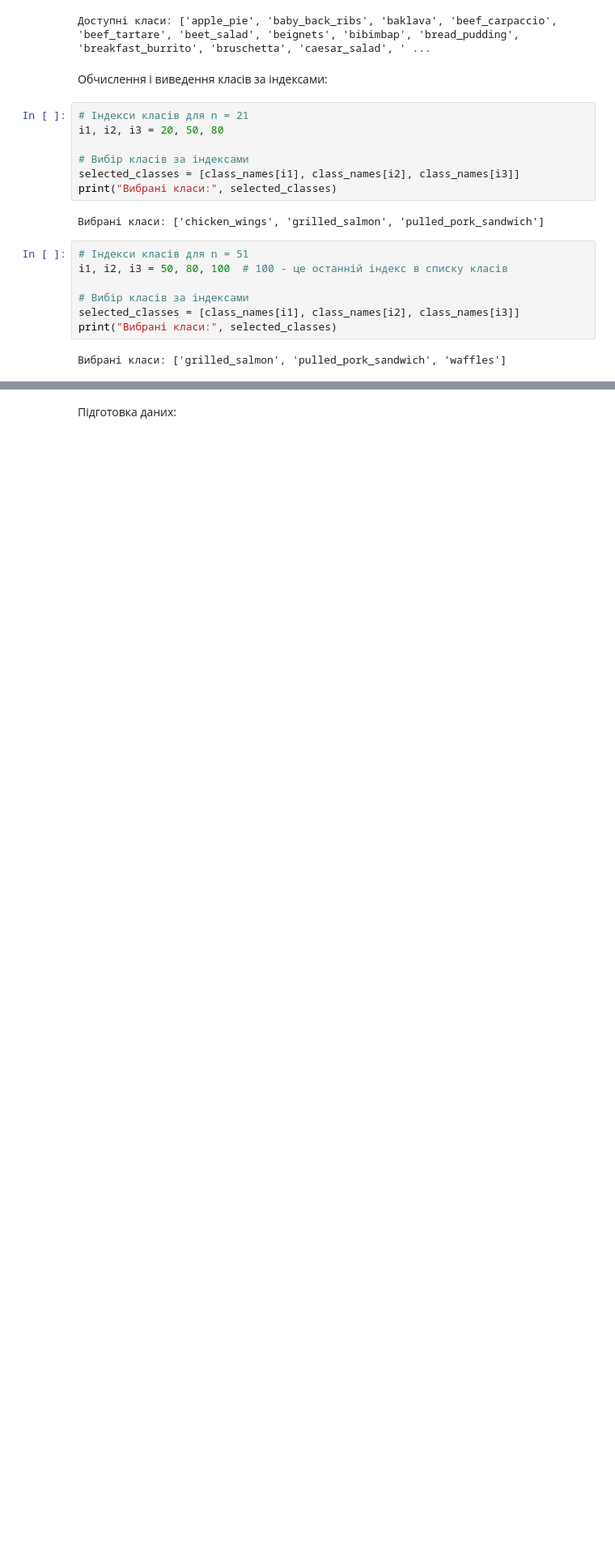
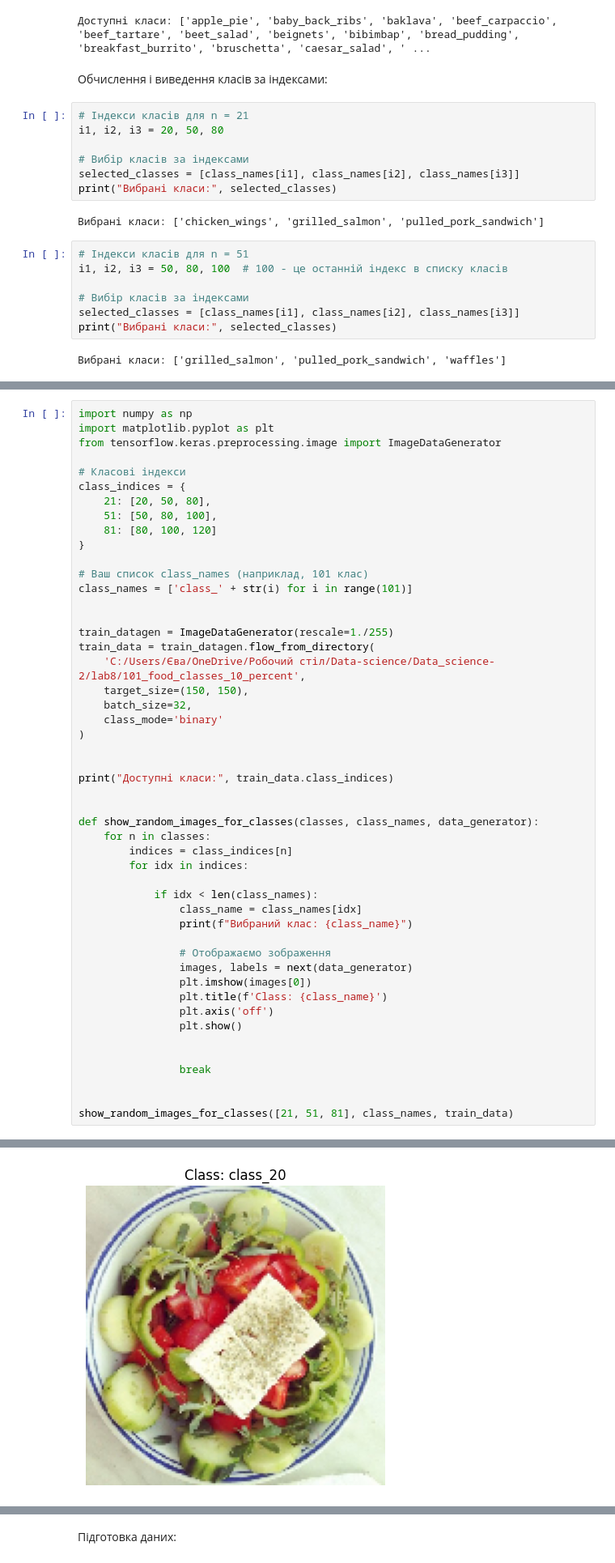
Before and after one commit to EvaCherkun/Data_science, a Jupyter notebook: lab8/lab8.ipynb, the cells around one changed output, grey strips where cells are left out. Shown: that part at 81% size. Cells and saved outputs as stored; diff of their text form; blank space fills up the shorter version.

```diff
--- a/lab8/lab8.ipynb
+++ b/lab8/lab8.ipynb
@@ -80,0 +65,50 @@ print("Вибрані класи:", selected_classes)
+# %%
+import numpy as np
+import matplotlib.pyplot as plt
+from tensorflow.keras.preprocessing.image import ImageDataGenerator
+
+# Класові індекси
+class_indices = {
+    21: [20, 50, 80],
+    51: [50, 80, 100],
+    81: [80, 100, 120]
+}
+
+# Ваш список class_names (наприклад, 101 клас)
+class_names = ['class_' + str(i) for i in range(101)]
+
+
+train_datagen = ImageDataGenerator(rescale=1./255)
+train_data = train_datagen.flow_from_directory(
+    'C:/Users/Єва/OneDrive/Робочий стіл/Data-science/Data_science-2/lab8/101_food_classes_10_percent',
+    target_size=(150, 150),
+    batch_size=32,
+    class_mode='binary'
+)
+
+
+print("Доступні класи:", train_data.class_indices)
+
+
+def show_random_images_for_classes(classes, class_names, data_generator):
+    for n in classes:
+        indices = class_indices[n]
+        for idx in indices:
+
+            if idx < len(class_names):
+                class_name = class_names[idx]
+                print(f"Вибраний клас: {class_name}")
+
+                # Отображаємо зображення
+                images, labels = next(data_generator)
+                plt.imshow(images[0])
+                plt.title(f'Class: {class_name}')
+                plt.axis('off')
+                plt.show()
+
+
+                break
+
+
+show_random_images_for_classes([21, 51, 81], class_names, train_data)
+# %% [output]
@@ -80,0 +118 @@ print("Вибрані класи:", selected_classes)
+[figure, added]
```
Also changed, not shown: parts of 4 cells of this notebook.
